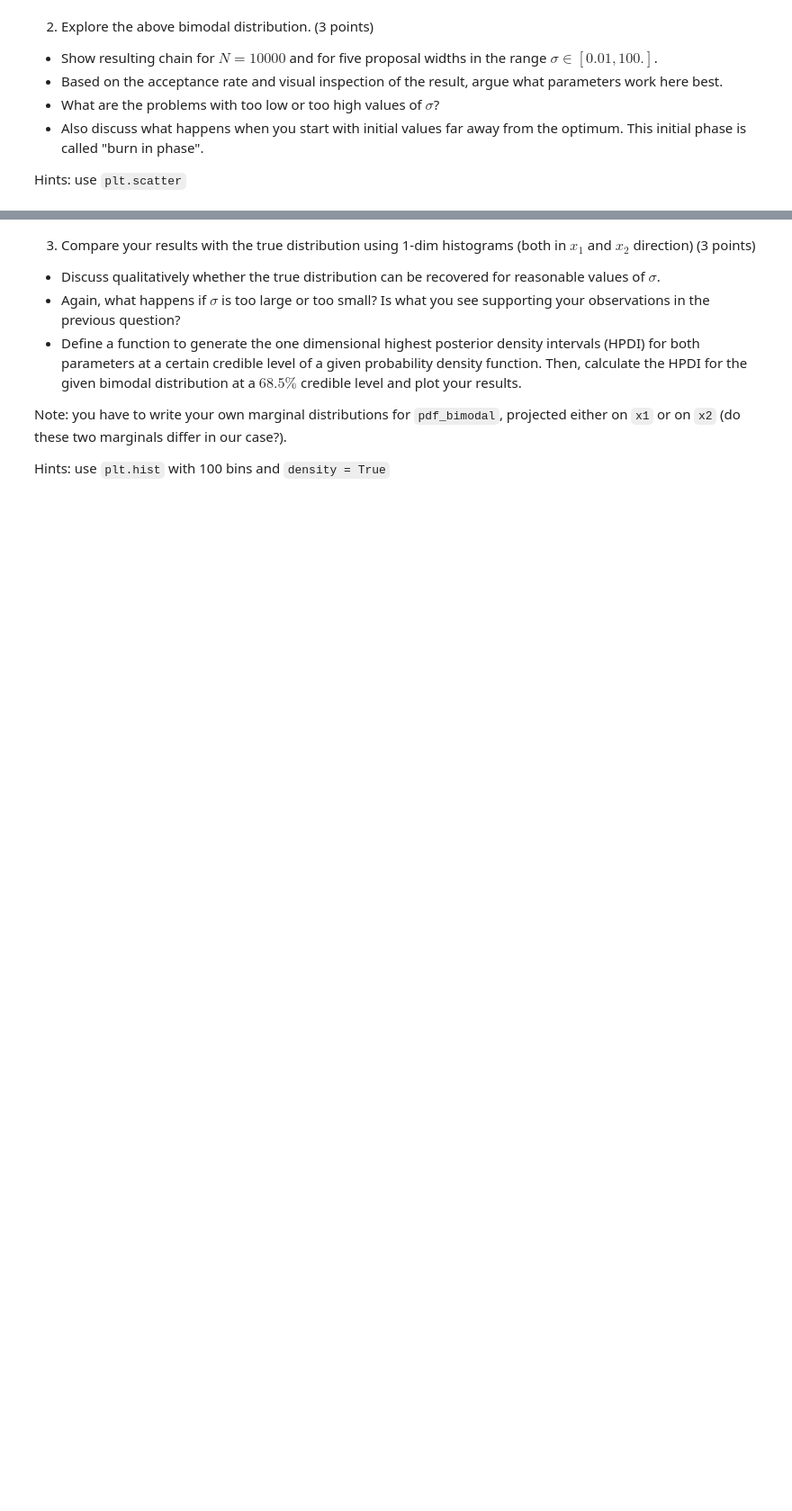
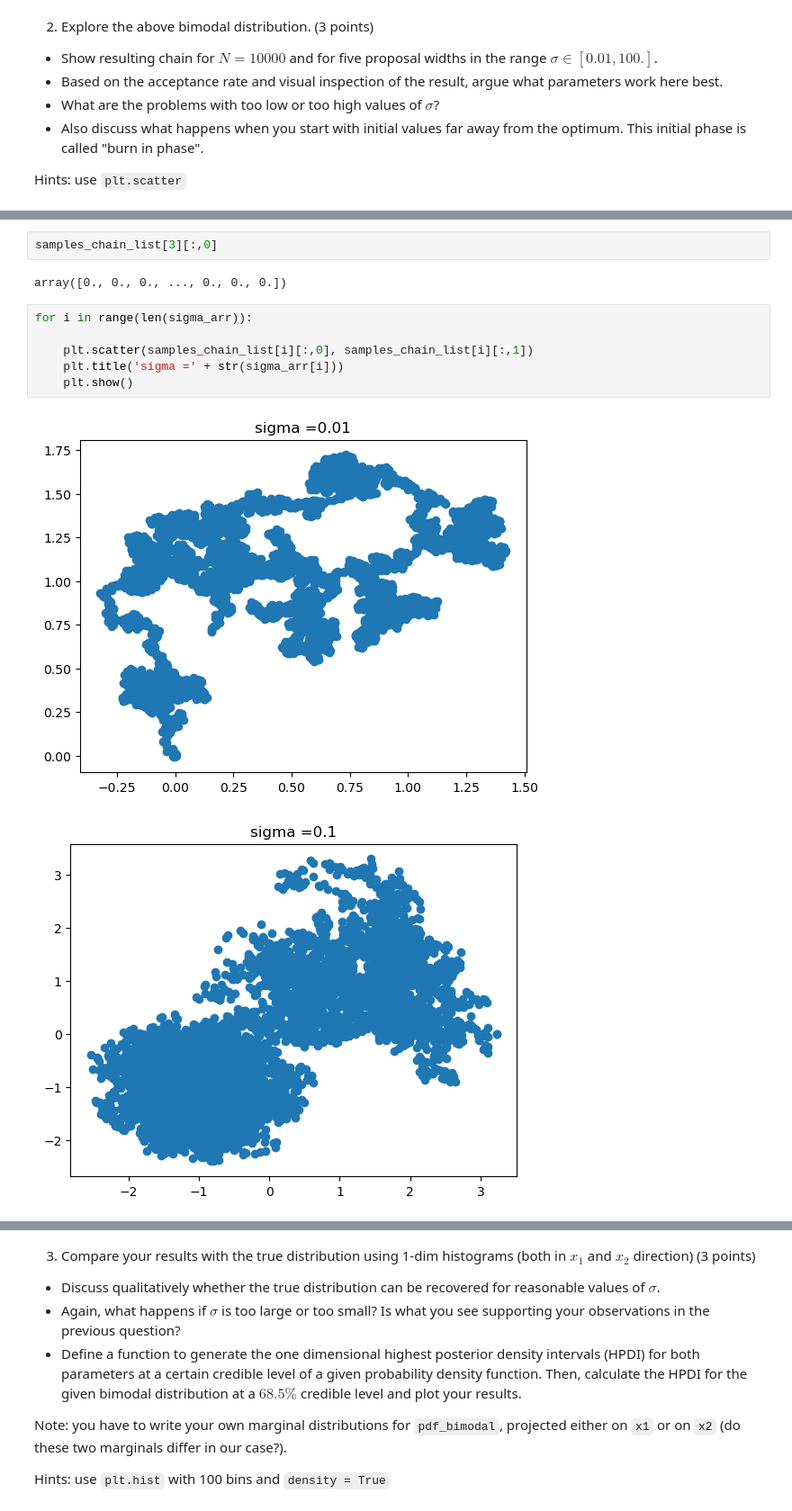
Before and after one commit to afinemax/machine_learning_2024, a Jupyter notebook: hw/ML4PhA_2024_Exercise_sheet_2.ipynb, the cells around one changed output, grey strips where cells are left out. Shown: that part at 90% size. Drawn from its saved outputs; the diff is of its cells as text; blank space fills up the shorter version.

```diff
--- a/hw/ML4PhA_2024_Exercise_sheet_2.ipynb
+++ b/hw/ML4PhA_2024_Exercise_sheet_2.ipynb
@@ -184,0 +182,13 @@ Acceptance Rate: 0.00023239563013482503
+# %%
+samples_chain_list[3][:,0]
+# %% [output]
+array([0., 0., 0., ..., 0., 0., 0.])
+# %%
+for i in range(len(sigma_arr)):
+
+    plt.scatter(samples_chain_list[i][:,0], samples_chain_list[i][:,1])
+    plt.title('sigma =' + str(sigma_arr[i]))
+    plt.show()
+# %% [output]
+[figure, added]
+[figure, added]
```
Also changed, not shown: parts of 9 cells of this notebook.
